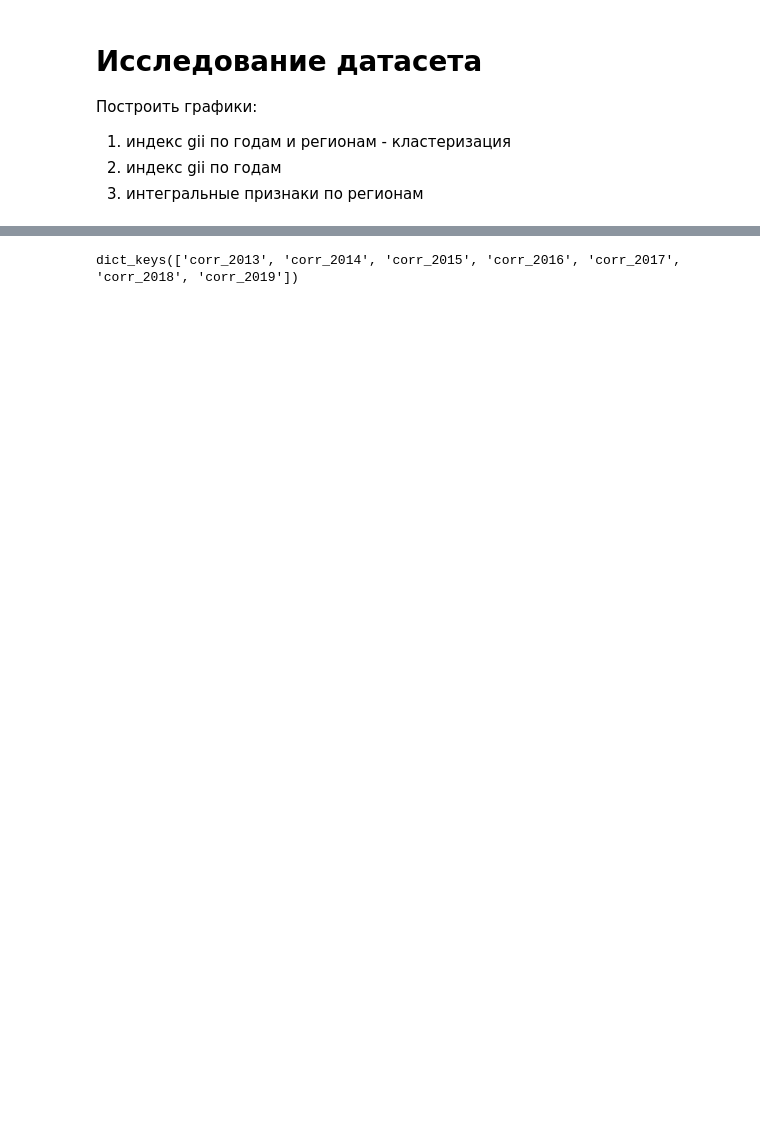
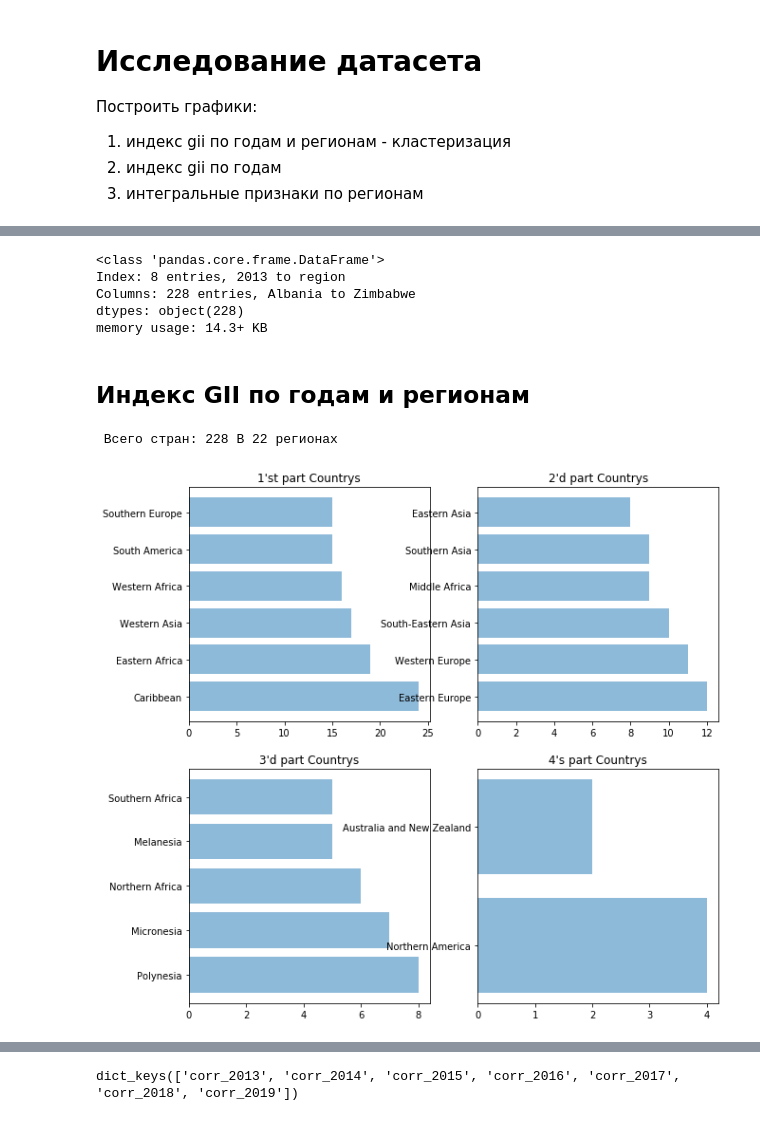
Before and after one commit to DSerpuhovitin/netology_pyda, a Jupyter notebook: Degee_project_ML/Degree_ML_res.ipynb, the cells around one changed output, grey strips where cells are left out. Drawn from its saved outputs; the diff is of its cells as text; code cells hidden in the pictures; blank space fills up the shorter version.

```diff
--- a/Degee_project_ML/Degree_ML_res.ipynb
+++ b/Degee_project_ML/Degree_ML_res.ipynb
@@ -40,0 +113,39 @@ dataset
+# %%
+dataset['GII'].info()
+# %% [output]
+<class 'pandas.core.frame.DataFrame'>
+Index: 8 entries, 2013 to region
+Columns: 228 entries, Albania to Zimbabwe
+dtypes: object(228)
+memory usage: 14.3+ KB
+# %% [markdown]
+## Индекс GII по годам и регионам
+# %%
+range_country = dataset['region']['region'].value_counts()
+print(' Всего стран:',len(dataset['region'].index),  'В', len(range_country.index), 'регионах')
+# %% [output]
+ Всего стран: 228 В 22 регионах
+# %%
+gridsize = (2, 2)
+fig1, ax1 = plt.subplots(2,2, figsize=[10,10])
+ax1 = ax1.flatten()
+
+ax1[0] = plt.subplot2grid(gridsize, (0, 0))
+ax1[0].barh(range_country.index[0:6], dataset['region']['region'].value_counts()[0:6], align='center', alpha=0.5)
+ax1[0].set_title("1'st part Countrys")
+
+ax1[1] = plt.subplot2grid(gridsize, (0, 1))
+ax1[1].barh(range_country.index[7:13], dataset['region']['region'].value_counts()[7:13], align='center', alpha=0.5)
+ax1[1].set_title("2'd part Countrys")
+
+ax1[2] = plt.subplot2grid(gridsize, (1, 0))
+ax1[2].barh(range_country.index[14:19], dataset['region']['region'].value_counts()[14:19], align='center', alpha=0.5)
+ax1[2].set_title("3'd part Countrys")
+
+ax1[3] = plt.subplot2grid(gridsize, (1, 1))
+ax1[3].barh(range_country.index[20:22], dataset['region']['region'].value_counts()[20:22], align='center', alpha=0.5)
+ax1[3].set_title("4's part Countrys")
+
+plt.show()
+# %% [output]
+[figure, added]
```
Also changed, not shown: parts of 18 cells of this notebook, 1 other file.
